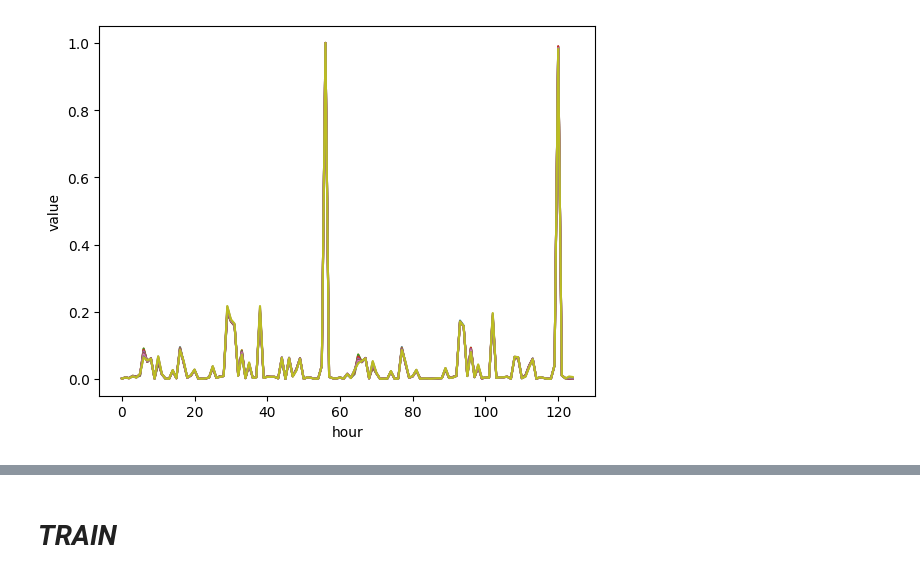
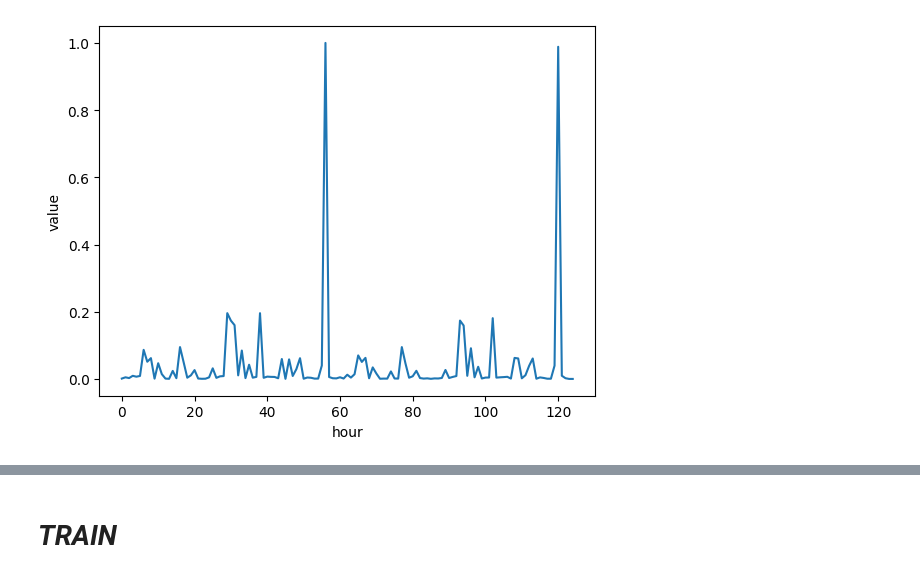
Before and after one commit to francomano/PSA-GAN, a Jupyter notebook: M4-train.ipynb, the cells around one changed output, grey strips where cells are left out. Drawn from its saved outputs; the diff is of its cells as text; code cells hidden in the pictures.

```diff
--- a/M4-train.ipynb
+++ b/M4-train.ipynb
@@ -53,12 +34,12 @@ plt.show()
 # %%
 test_set = pd.read_csv('./Datasets/M4-Dataset/Test/Hourly-test.csv')
 
-test_set = test_set.iloc[:,1:10].values
+test_set = test_set.iloc[:,1:2].values
 sc = MinMaxScaler()
 test_set = sc.fit_transform(test_set)
 plt.xlabel('hour')
 plt.ylabel('value')
 plt.plot(test_set[:125])
 plt.show()
 # %% [output]
-[figure, old version]
+[figure, new version]
```
Also changed, not shown: parts of 5 cells of this notebook.
